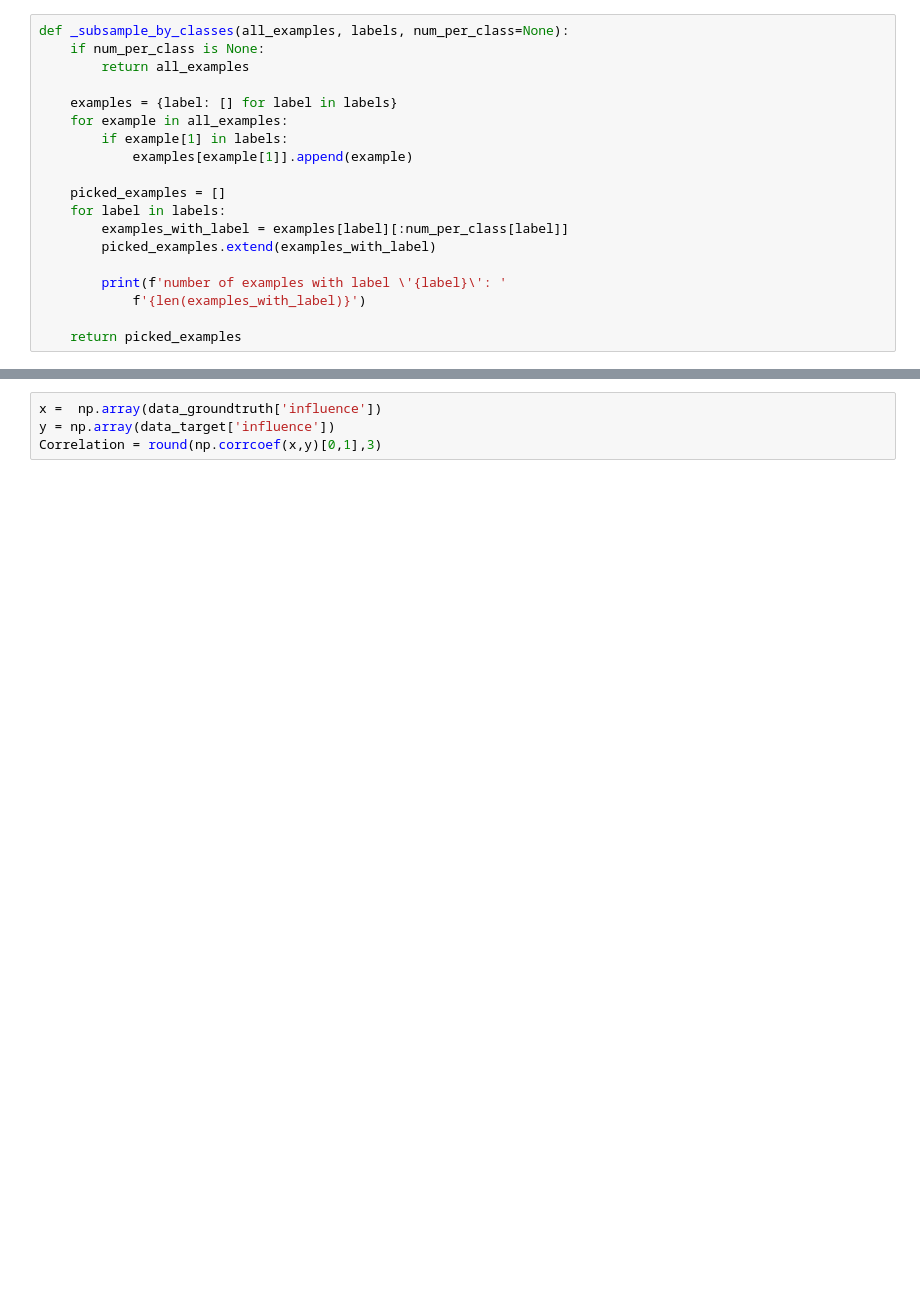
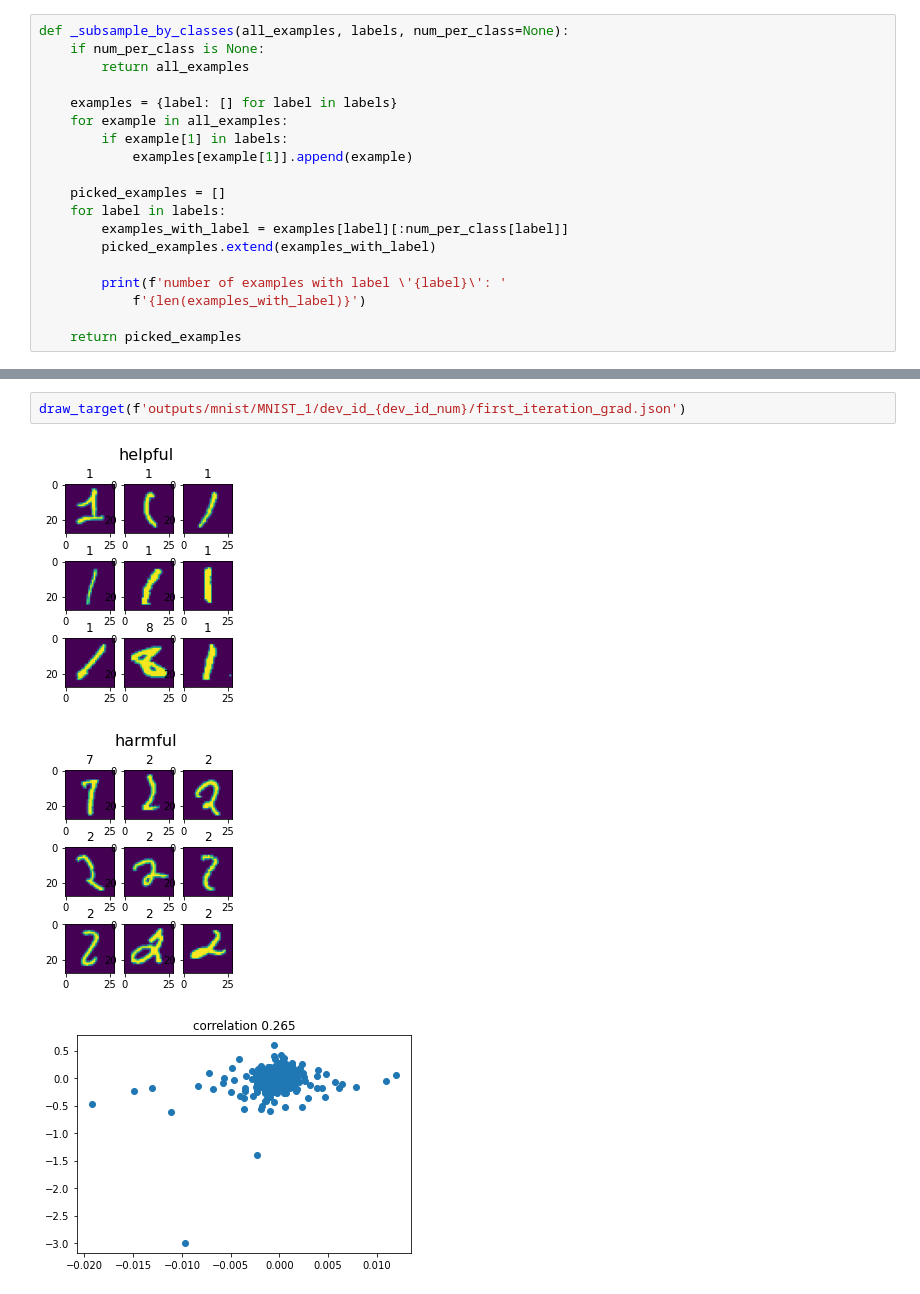
Before and after one commit to hage1005/IF_project, a Jupyter notebook: notebooks/visualize_notebooks/visulize correlation.ipynb, the cells around one changed output, grey strips where cells are left out. Saved outputs shown, nothing was run; the diff lists cells and outputs as text; blank space fills up the shorter version.

```diff
--- a/notebooks/visualize_notebooks/visulize correlation.ipynb
+++ b/notebooks/visualize_notebooks/visulize correlation.ipynb
@@ -87,5 +101,7 @@ for i in range(1,10):
 # %%
-x =  np.array(data_groundtruth['influence'])
-y = np.array(data_target['influence'])
-Correlation = round(np.corrcoef(x,y)[0,1],3)
+draw_target(f'outputs/mnist/MNIST_1/dev_id_{dev_id_num}/first_iteration_grad.json')
+# %% [output]
+[figure, added]
+[figure, added]
+[figure, added]
 # %%
```
Also changed, not shown: parts of 11 cells of this notebook, 22 other files.
